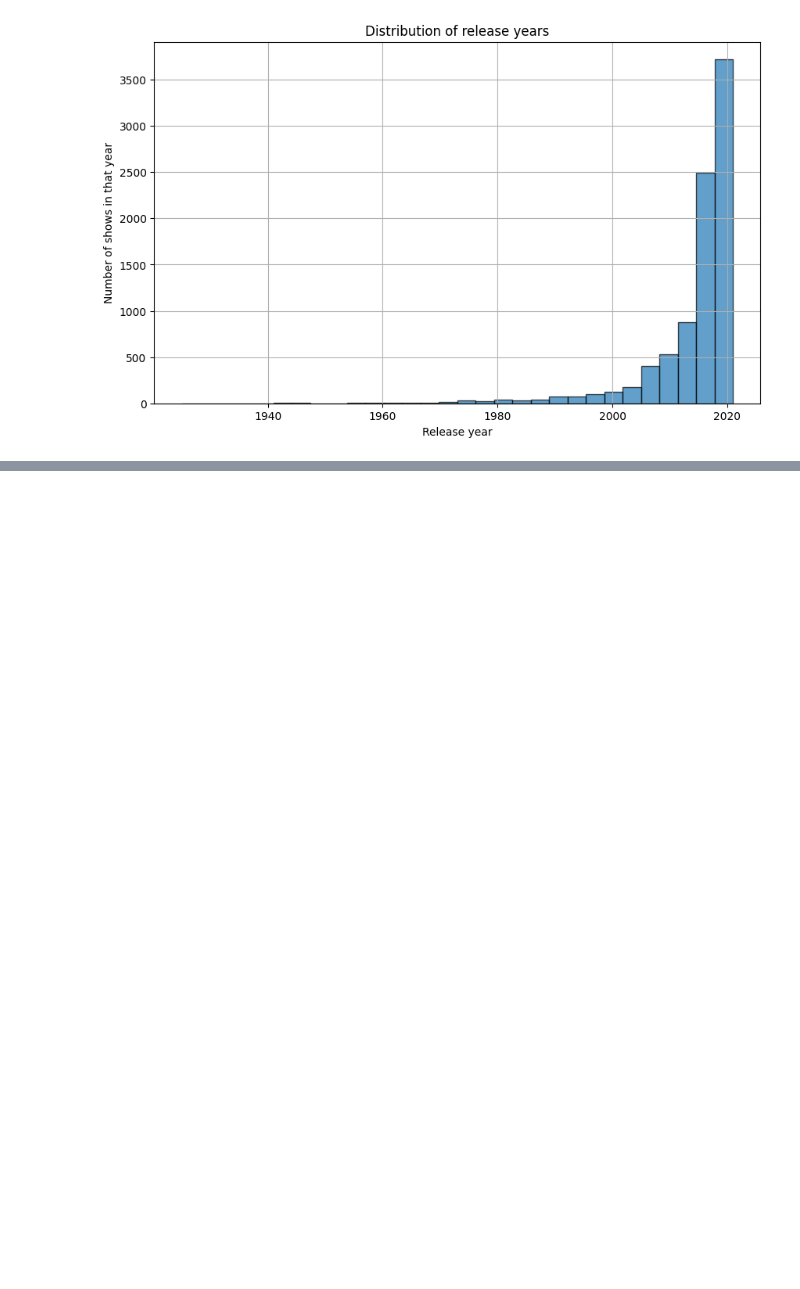
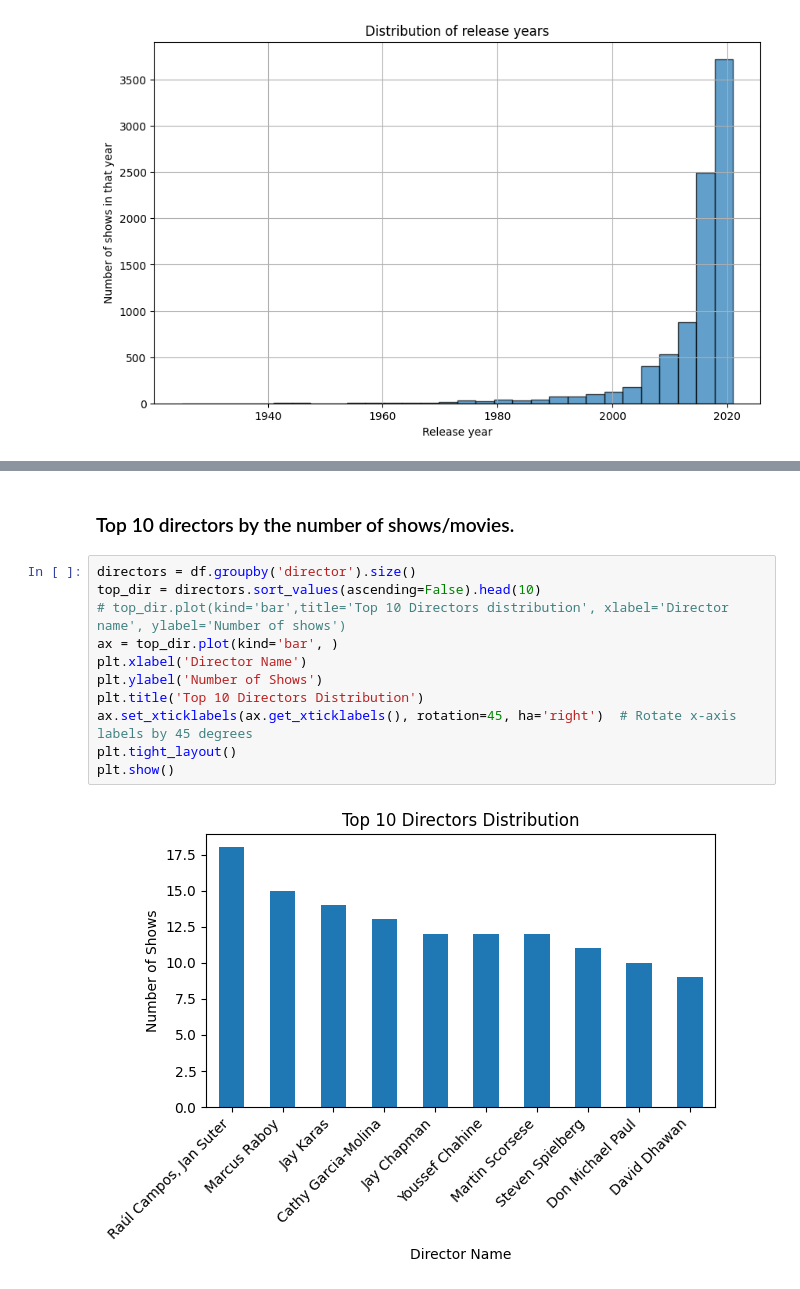
Before and after one commit to Jitesh117/netflix_data_analysis, a Jupyter notebook: analysis.ipynb, the cells around one changed output, grey strips where cells are left out. Cells and saved outputs as stored; diff of their text form; blank space fills up the shorter version.

```diff
--- a/analysis.ipynb
+++ b/analysis.ipynb
@@ -94,0 +126,15 @@ plt.show()
+# %% [markdown]
+### Top 10 directors by the number of shows/movies.
+# %%
+directors = df.groupby('director').size()
+top_dir = directors.sort_values(ascending=False).head(10)
+# top_dir.plot(kind='bar',title='Top 10 Directors distribution', xlabel='Director name', ylabel='Number of shows')
+ax = top_dir.plot(kind='bar', )
+plt.xlabel('Director Name')
+plt.ylabel('Number of Shows')
+plt.title('Top 10 Directors Distribution')
+ax.set_xticklabels(ax.get_xticklabels(), rotation=45, ha='right')  # Rotate x-axis labels by 45 degrees
+plt.tight_layout()
+plt.show()
+# %% [output]
+[figure, added]
```
Also changed, not shown: parts of 11 cells of this notebook, 1 other file.
